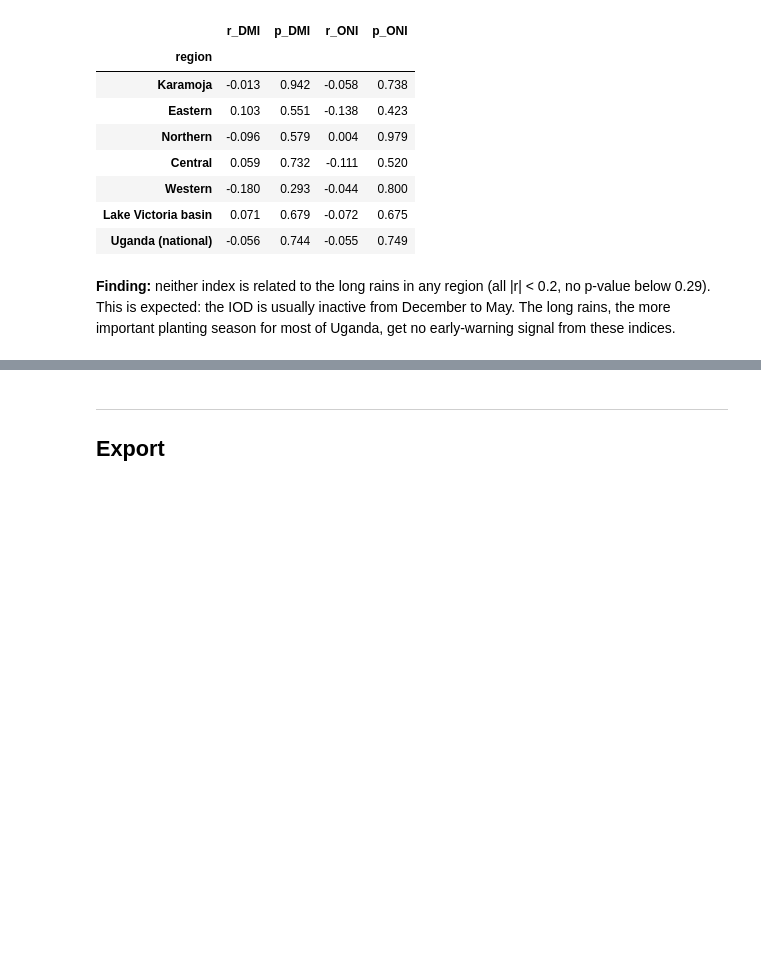
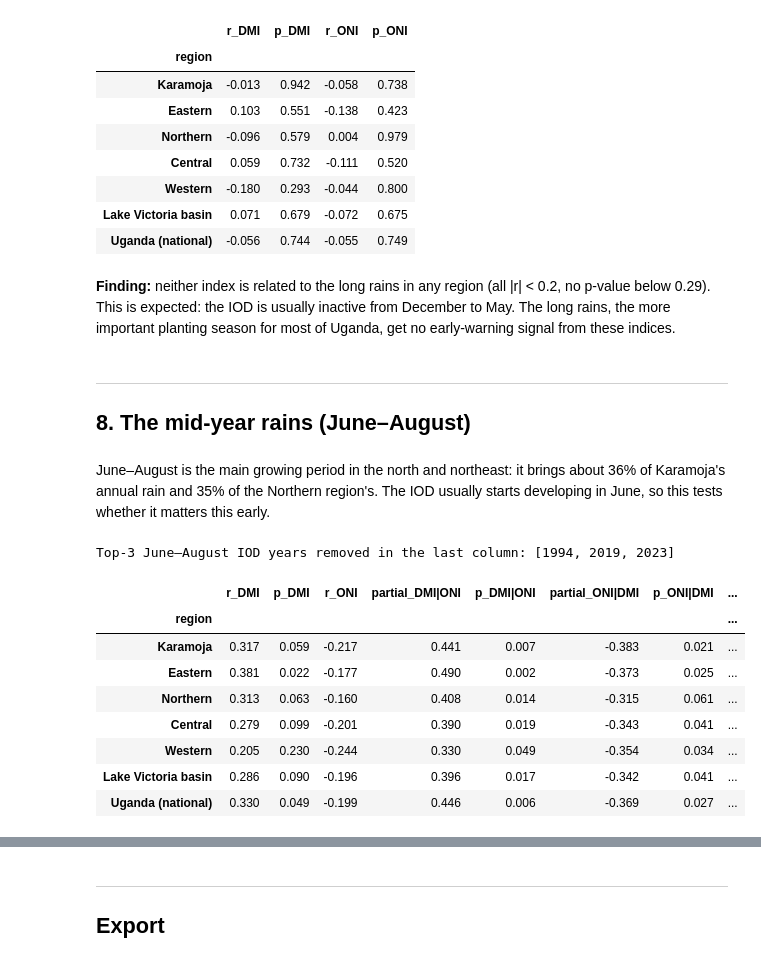
Before and after one commit to TayeRuta/uganda-rainfall-analysis, a Jupyter notebook: notebooks/03_iod_analysis.ipynb, the cells around one changed output, grey strips where cells are left out. Saved outputs shown, nothing was run; the diff lists cells and outputs as text; code cells hidden in the pictures; blank space fills up the shorter version.

```diff
--- a/notebooks/03_iod_analysis.ipynb
+++ b/notebooks/03_iod_analysis.ipynb
@@ -366,3 +366,35 @@ mam_c.round(3)
 | Uganda (national) | -0.056 | 0.744 | -0.055 | 0.749 |
 # %% [markdown]
 **Finding:** neither index is related to the long rains in any region (all |r| < 0.2, no p-value below 0.29). This is expected: the IOD is usually inactive from December to May. The long rains, the more important planting season for most of Uganda, get no early-warning signal from these indices.
+# %% [markdown]
+---
+## 8. The mid-year rains (June–August)
+# %% [markdown]
+June–August is the main growing period in the north and northeast: it brings about 36% of Karamoja's annual rain and 35% of the Northern region's. The IOD usually starts developing in June, so this tests whether it matters this early.
+# %%
+jja_c = corr_table('JJA')
+rows = []
+for r in ORDER:
+    y = rain['JJA'][r]
+    a, pa = partial_r(y, dmi_s['JJA'], oni_s['JJA'])
+    b, pb = partial_r(y, oni_s['JJA'], dmi_s['JJA'])
+    top3 = dmi_s['JJA'].sort_values().index[-3:]
+    k = ~dmi_s['JJA'].index.isin(top3)
+    r_ex, p_ex = stats.pearsonr(dmi_s['JJA'][k], y[k])
+    rows.append({'region': r, 'r_DMI': jja_c.loc[r, 'r_DMI'], 'p_DMI': jja_c.loc[r, 'p_DMI'],
+                 'r_ONI': jja_c.loc[r, 'r_ONI'], 'partial_DMI|ONI': a, 'p_DMI|ONI': pa,
+                 'partial_ONI|DMI': b, 'p_ONI|DMI': pb, 'r_without_top3_IOD_years': r_ex})
+jja_part = pd.DataFrame(rows).set_index('region')
+print('Top-3 June–August IOD years removed in the last column:', sorted(top3.tolist()))
+jja_part.round(3)
+# %% [output]
+Top-3 June–August IOD years removed in the last column: [1994, 2019, 2023]
+|  | r_DMI | p_DMI | r_ONI | partial_DMI|ONI | p_DMI|ONI | partial_ONI|DMI | p_ONI|DMI | ... |
+| region |  |  |  |  |  |  |  | ... |
+| Karamoja | 0.317 | 0.059 | -0.217 | 0.441 | 0.007 | -0.383 | 0.021 | ... |
+| Eastern | 0.381 | 0.022 | -0.177 | 0.490 | 0.002 | -0.373 | 0.025 | ... |
+| Northern | 0.313 | 0.063 | -0.160 | 0.408 | 0.014 | -0.315 | 0.061 | ... |
+| Central | 0.279 | 0.099 | -0.201 | 0.390 | 0.019 | -0.343 | 0.041 | ... |
+| Western | 0.205 | 0.230 | -0.244 | 0.330 | 0.049 | -0.354 | 0.034 | ... |
+| Lake Victoria basin | 0.286 | 0.090 | -0.196 | 0.396 | 0.017 | -0.342 | 0.041 | ... |
+| Uganda (national) | 0.330 | 0.049 | -0.199 | 0.446 | 0.006 | -0.369 | 0.027 | ... |
```
Also changed, not shown: parts of 9 cells of this notebook, 10 other files.
